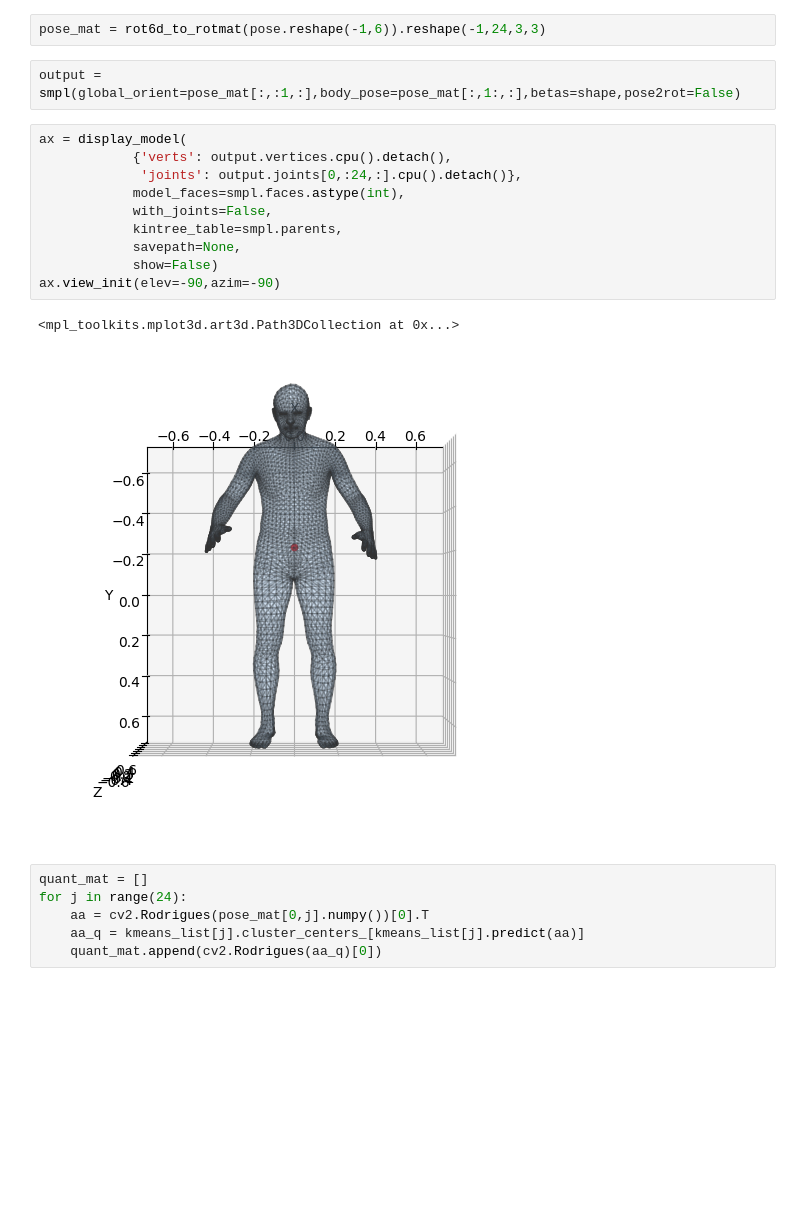
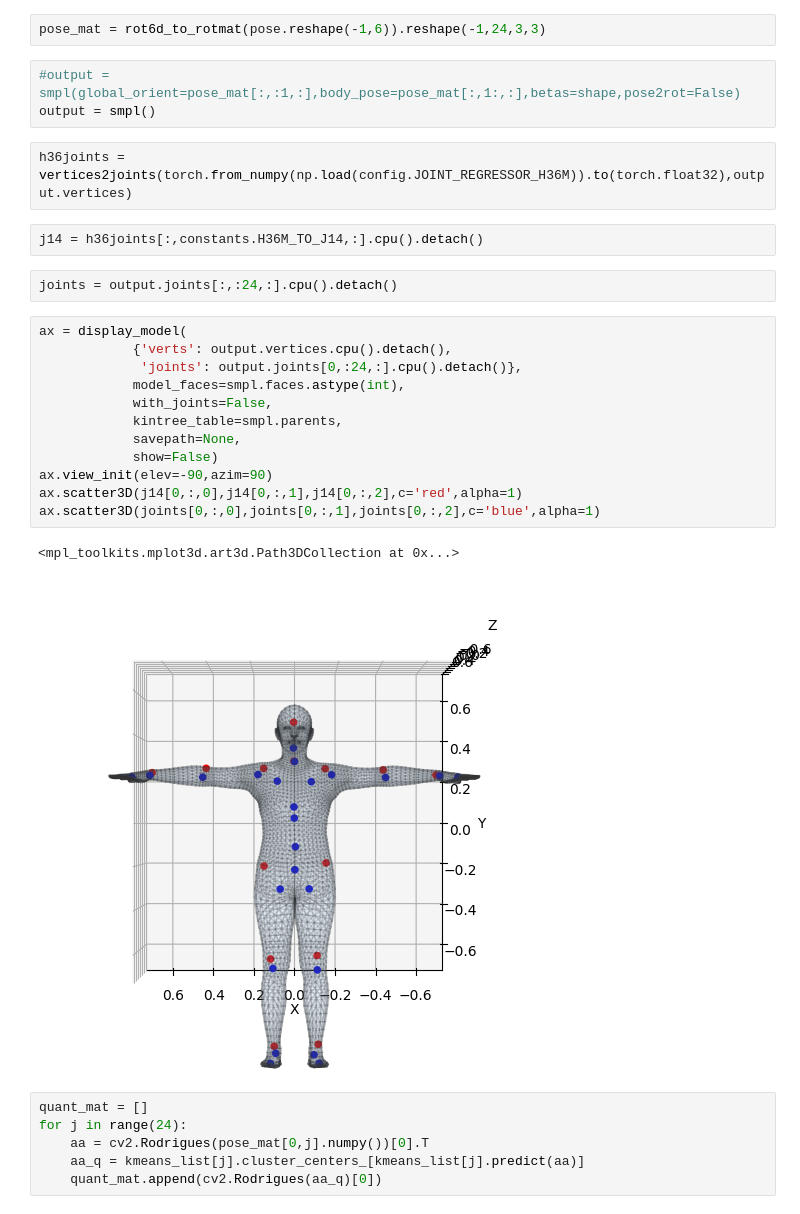
Before and after one commit to sspsk/thesis, a Jupyter notebook: notebooks/angle_quantization.ipynb, the cells around one changed output. Cells and saved outputs as stored; diff of their text form; blank space fills up the shorter version.

```diff
--- a/notebooks/angle_quantization.ipynb
+++ b/notebooks/angle_quantization.ipynb
@@ -58,20 +60,29 @@ shape = theta_mean[:,144:154]
 # %%
 pose_mat = rot6d_to_rotmat(pose.reshape(-1,6)).reshape(-1,24,3,3)
 # %%
-output = smpl(global_orient=pose_mat[:,:1,:],body_pose=pose_mat[:,1:,:],betas=shape,pose2rot=False)
+#output = smpl(global_orient=pose_mat[:,:1,:],body_pose=pose_mat[:,1:,:],betas=shape,pose2rot=False)
+output = smpl()
+# %%
+h36joints = vertices2joints(torch.from_numpy(np.load(config.JOINT_REGRESSOR_H36M)).to(torch.float32),output.vertices)
+# %%
+j14 = h36joints[:,constants.H36M_TO_J14,:].cpu().detach()
+# %%
+joints = output.joints[:,:24,:].cpu().detach()
 # %%
 ax = display_model(
             {'verts': output.vertices.cpu().detach(),
              'joints': output.joints[0,:24,:].cpu().detach()},
             model_faces=smpl.faces.astype(int),
             with_joints=False,
             kintree_table=smpl.parents,
             savepath=None,
             show=False)
-ax.view_init(elev=-90,azim=-90)
+ax.view_init(elev=-90,azim=90)
+ax.scatter3D(j14[0,:,0],j14[0,:,1],j14[0,:,2],c='red',alpha=1)
+ax.scatter3D(joints[0,:,0],joints[0,:,1],joints[0,:,2],c='blue',alpha=1)
 # %% [output]
 <mpl_toolkits.mplot3d.art3d.Path3DCollection at 0x...>
-[figure, old version]
+[figure, new version]
 # %%
 quant_mat = []
 for j in range(24):
```
Also changed, not shown: parts of 1 cell of this notebook, 7 other files.
